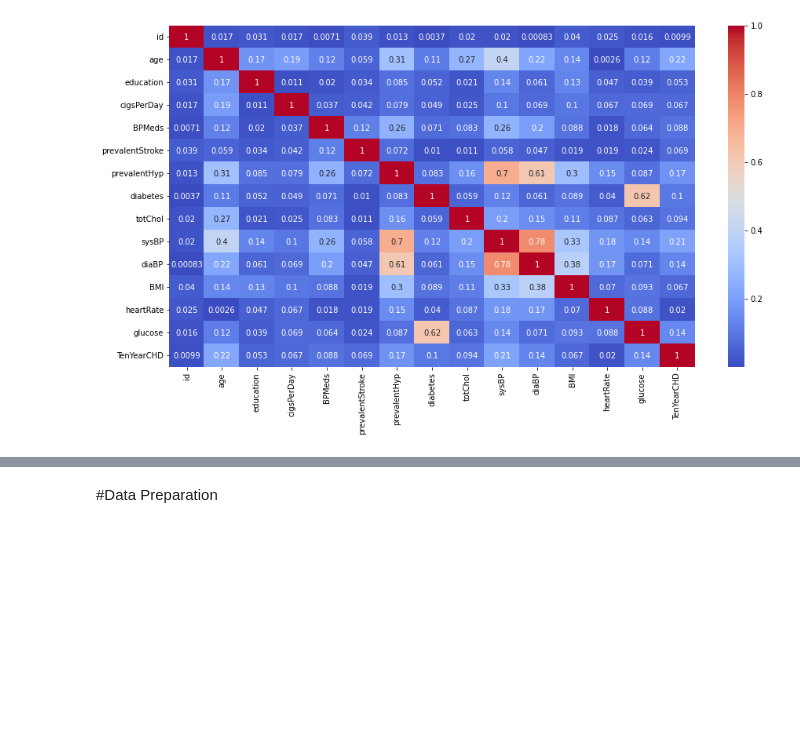
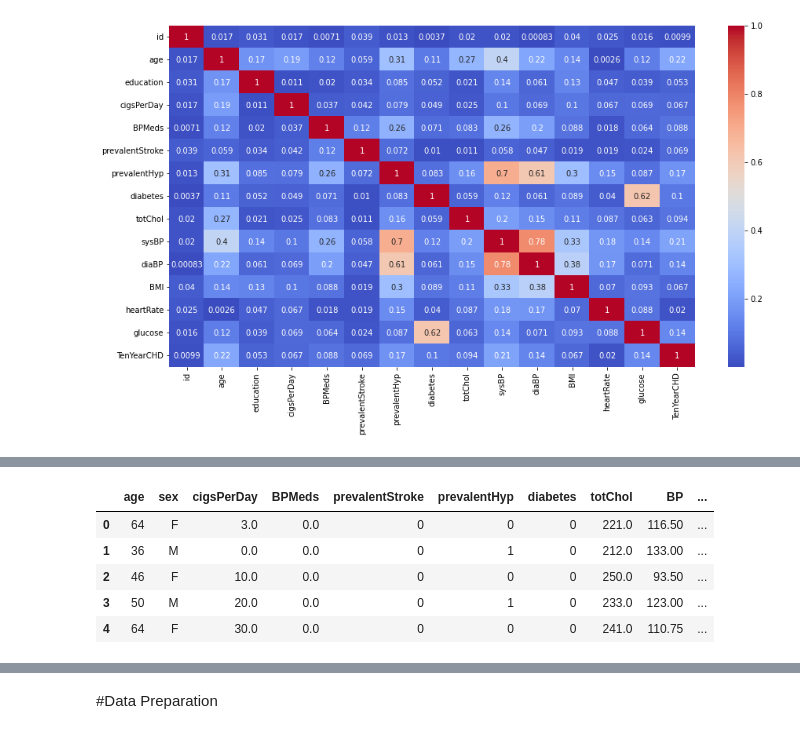
Before and after one commit to Ruchika810/ML-Classification, a Jupyter notebook: Cardiovascular_Risk.ipynb, the cells around one changed output, grey strips where cells are left out. Saved outputs shown, nothing was run; the diff lists cells and outputs as text; code cells hidden in the pictures; blank space fills up the shorter version.

```diff
--- a/Cardiovascular_Risk.ipynb
+++ b/Cardiovascular_Risk.ipynb
@@ -229,0 +247,9 @@ plt.show()
+# %%
+df1.head()
+# %% [output]
+|  | age | sex | cigsPerDay | BPMeds | prevalentStroke | prevalentHyp | diabetes | totChol | BP | ... |
+| 0 | 64 | F | 3.0 | 0.0 | 0 | 0 | 0 | 221.0 | 116.50 | ... |
+| 1 | 36 | M | 0.0 | 0.0 | 0 | 1 | 0 | 212.0 | 133.00 | ... |
+| 2 | 46 | F | 10.0 | 0.0 | 0 | 0 | 0 | 250.0 | 93.50 | ... |
+| 3 | 50 | M | 20.0 | 0.0 | 0 | 1 | 0 | 233.0 | 123.00 | ... |
+| 4 | 64 | F | 30.0 | 0.0 | 0 | 0 | 0 | 241.0 | 110.75 | ... |
```
Also changed, not shown: parts of 35 cells of this notebook.
